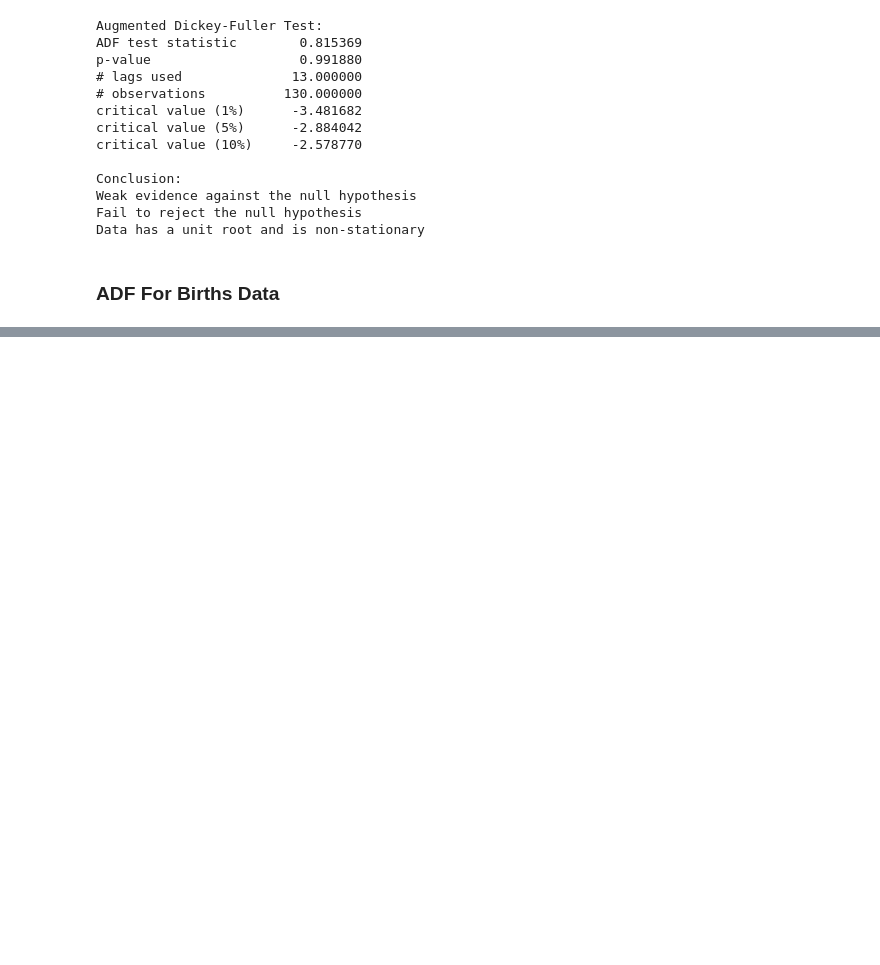
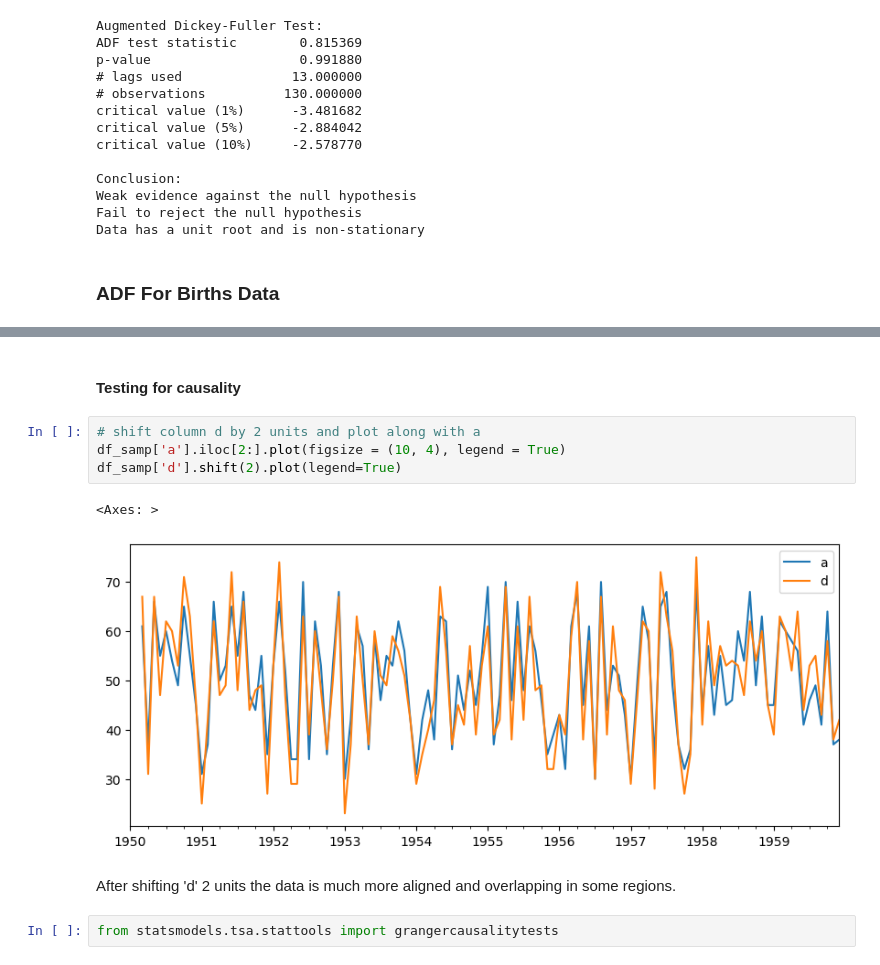
Before and after one commit to Shiska07/Data-Science-and-Machine-Learning, a Jupyter notebook: Time-Series-Analysis/Descriptive Statistics and Tests.ipynb, the cells around one changed output, grey strips where cells are left out. Cells and saved outputs as stored; diff of their text form; blank space fills up the shorter version.

```diff
--- a/Time-Series-Analysis/Descriptive Statistics and Tests.ipynb
+++ b/Time-Series-Analysis/Descriptive Statistics and Tests.ipynb
@@ -136,0 +168,13 @@ df_
+# %% [markdown]
+#### Testing for causality
+# %%
+# shift column d by 2 units and plot along with a
+df_samp['a'].iloc[2:].plot(figsize = (10, 4), legend = True)
+df_samp['d'].shift(2).plot(legend=True)
+# %% [output]
+<Axes: >
+[figure, added]
+# %% [markdown]
+After shifting 'd' 2 units the data is much more aligned and overlapping in some regions.
+# %%
+from statsmodels.tsa.stattools import grangercausalitytests
```
Also changed, not shown: parts of 10 cells of this notebook.
